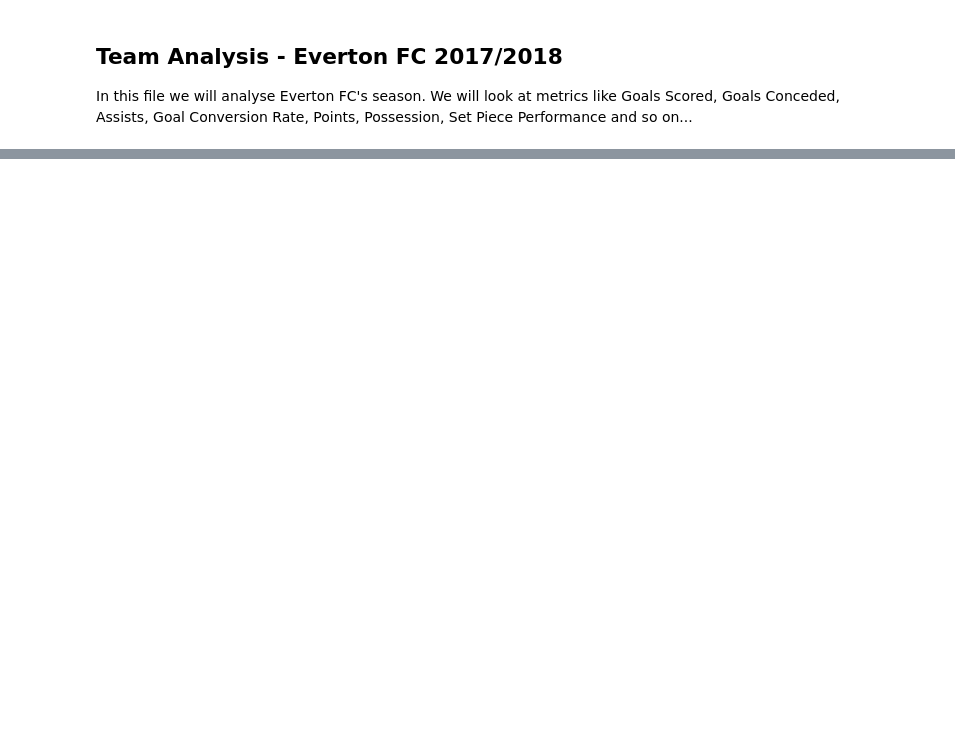
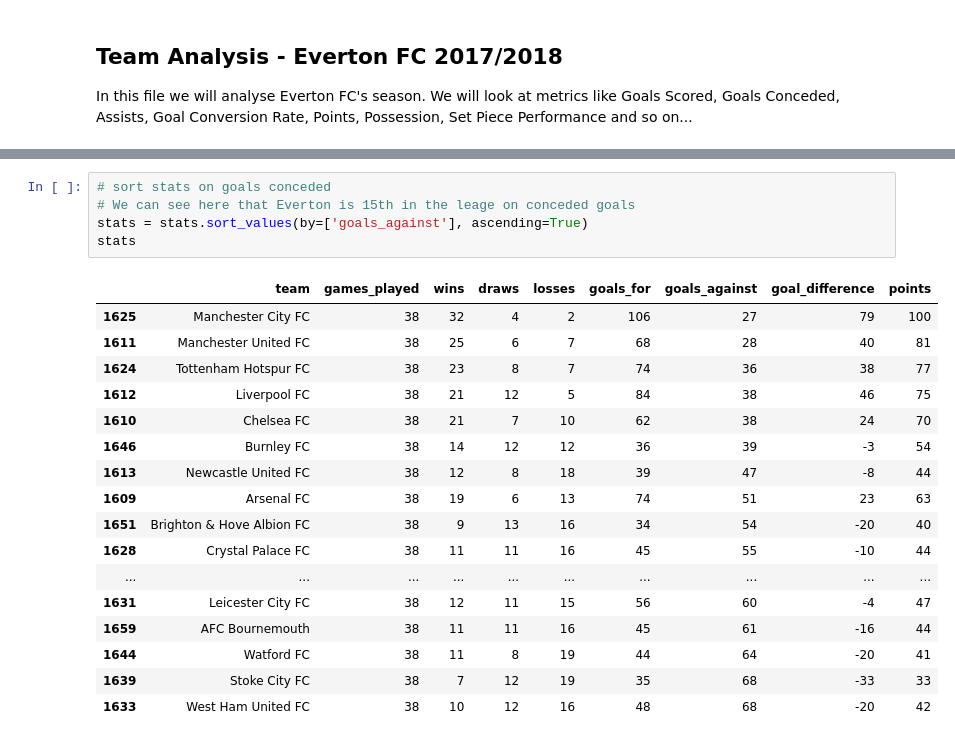
Before and after one commit to G4din/DM-Football, a Jupyter notebook: analysis/team_analysis.ipynb, the cells around one changed output, grey strips where cells are left out. Drawn from its saved outputs; the diff is of its cells as text; blank space fills up the shorter version.

```diff
--- a/analysis/team_analysis.ipynb
+++ b/analysis/team_analysis.ipynb
@@ -79,0 +319,23 @@ Name: eventName, dtype: int64
+# %%
+# sort stats on goals conceded
+# We can see here that Everton is 15th in the leage on conceded goals
+stats = stats.sort_values(by=['goals_against'], ascending=True)
+stats
+# %% [output]
+|  | team | games_played | wins | draws | losses | goals_for | goals_against | goal_difference | points |
+| 1625 | Manchester City FC | 38 | 32 | 4 | 2 | 106 | 27 | 79 | 100 |
+| 1611 | Manchester United FC | 38 | 25 | 6 | 7 | 68 | 28 | 40 | 81 |
+| 1624 | Tottenham Hotspur FC | 38 | 23 | 8 | 7 | 74 | 36 | 38 | 77 |
+| 1612 | Liverpool FC | 38 | 21 | 12 | 5 | 84 | 38 | 46 | 75 |
+| 1610 | Chelsea FC | 38 | 21 | 7 | 10 | 62 | 38 | 24 | 70 |
+| 1646 | Burnley FC | 38 | 14 | 12 | 12 | 36 | 39 | -3 | 54 |
+| 1613 | Newcastle United FC | 38 | 12 | 8 | 18 | 39 | 47 | -8 | 44 |
+| 1609 | Arsenal FC | 38 | 19 | 6 | 13 | 74 | 51 | 23 | 63 |
+| 1651 | Brighton & Hove Albion FC | 38 | 9 | 13 | 16 | 34 | 54 | -20 | 40 |
+| 1628 | Crystal Palace FC | 38 | 11 | 11 | 16 | 45 | 55 | -10 | 44 |
+| ... | ... | ... | ... | ... | ... | ... | ... | ... | ... |
+| 1631 | Leicester City FC | 38 | 12 | 11 | 15 | 56 | 60 | -4 | 47 |
+| 1659 | AFC Bournemouth | 38 | 11 | 11 | 16 | 45 | 61 | -16 | 44 |
+| 1644 | Watford FC | 38 | 11 | 8 | 19 | 44 | 64 | -20 | 41 |
+| 1639 | Stoke City FC | 38 | 7 | 12 | 19 | 35 | 68 | -33 | 33 |
+| 1633 | West Ham United FC | 38 | 10 | 12 | 16 | 48 | 68 | -20 | 42 |
```
Also changed, not shown: parts of 12 cells of this notebook.
